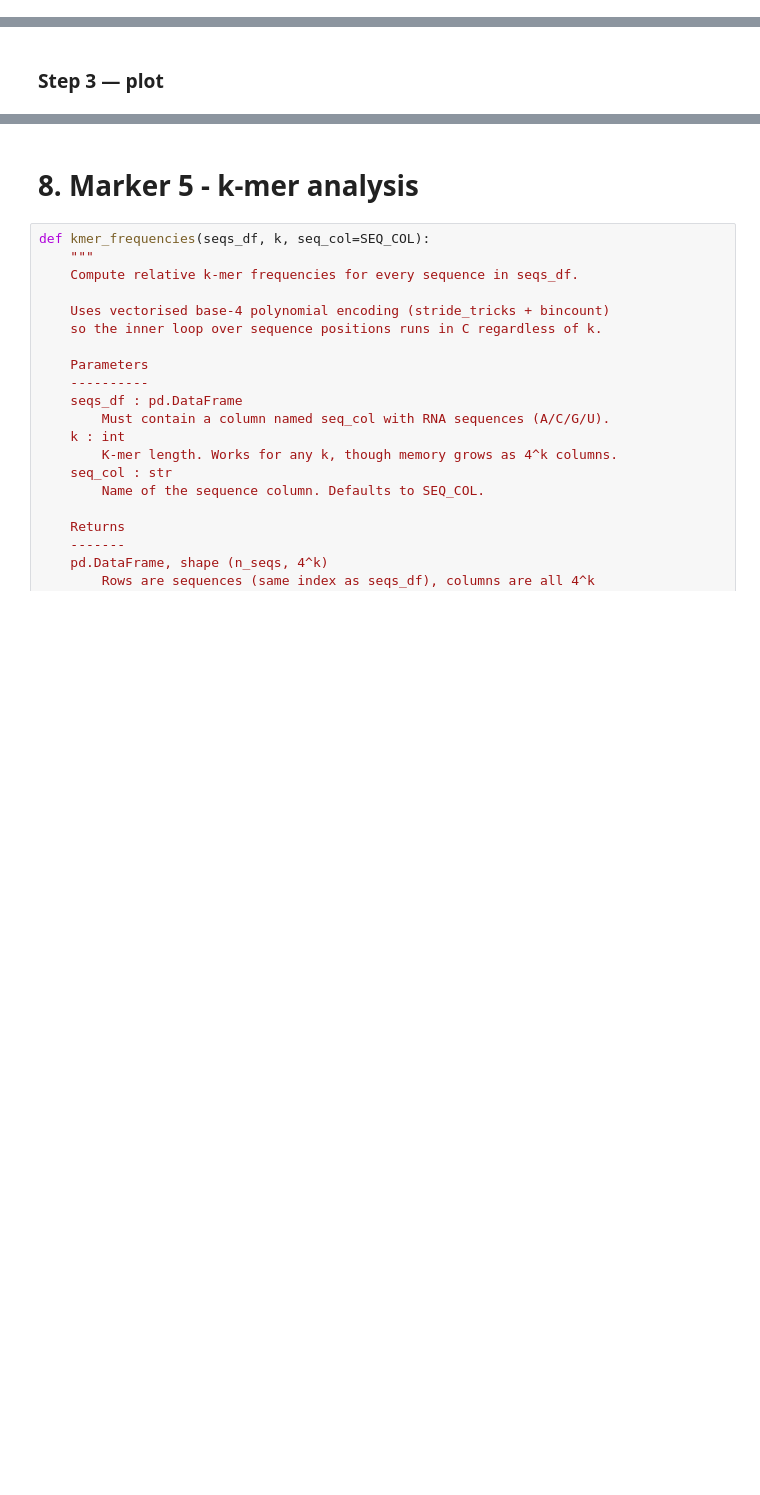
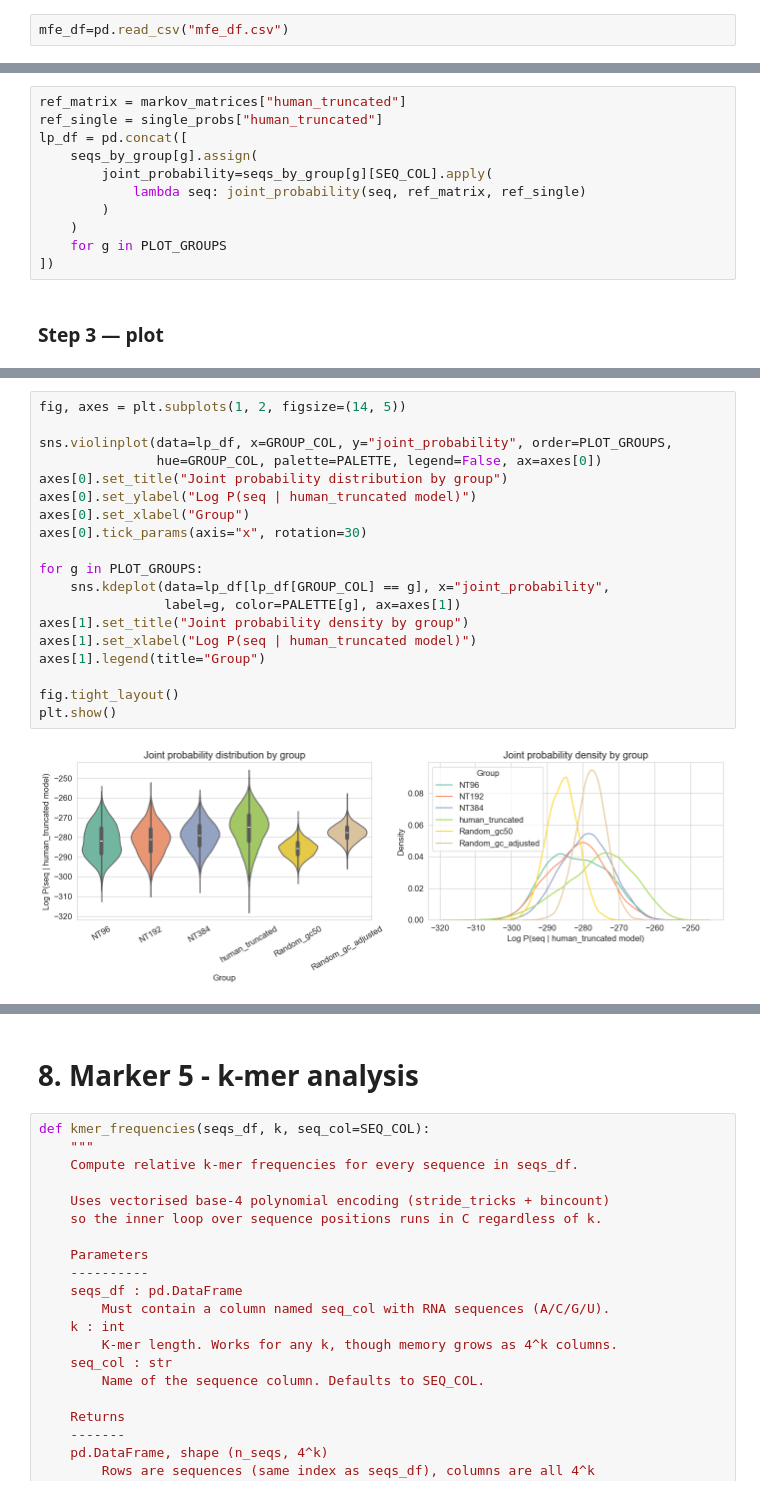
Before and after one commit to jechochamber/Bachelor, a Jupyter notebook: JURA_analysis.ipynb, the cells around one changed output, grey strips where cells are left out. Drawn from its saved outputs; the diff is of its cells as text; blank space fills up the shorter version.

```diff
--- a/JURA_analysis.ipynb
+++ b/JURA_analysis.ipynb
@@ -438,3 +427,5 @@ mfe_df.to_csv("mfe_df.csv")
+# %%
+mfe_df=pd.read_csv("mfe_df.csv")
 # %%
 for g in PLOT_GROUPS:
     sub = seqs_by_group[g]
@@ -497,3 +510,14 @@ KeyboardInterrupt:
+# %%
+ref_matrix = markov_matrices["human_truncated"]
+ref_single = single_probs["human_truncated"]
+lp_df = pd.concat([
+    seqs_by_group[g].assign(
+        joint_probability=seqs_by_group[g][SEQ_COL].apply(
+            lambda seq: joint_probability(seq, ref_matrix, ref_single)
+        )
+    )
+    for g in PLOT_GROUPS
+])
 # %% [markdown]
 ### Step 3 — plot
 # %%
@@ -513,0 +540,21 @@ plt.show()
+# %%
+fig, axes = plt.subplots(1, 2, figsize=(14, 5))
+
+sns.violinplot(data=lp_df, x=GROUP_COL, y="joint_probability", order=PLOT_GROUPS,
+               hue=GROUP_COL, palette=PALETTE, legend=False, ax=axes[0])
+axes[0].set_title("Joint probability distribution by group")
+axes[0].set_ylabel("Log P(seq | human_truncated model)")
+axes[0].set_xlabel("Group")
+axes[0].tick_params(axis="x", rotation=30)
+
+for g in PLOT_GROUPS:
+    sns.kdeplot(data=lp_df[lp_df[GROUP_COL] == g], x="joint_probability",
+                label=g, color=PALETTE[g], ax=axes[1])
+axes[1].set_title("Joint probability density by group")
+axes[1].set_xlabel("Log P(seq | human_truncated model)")
+axes[1].legend(title="Group")
+
+fig.tight_layout()
+plt.show()
+# %% [output]
+[figure, added]
```
Also changed, not shown: parts of 17 cells of this notebook.
